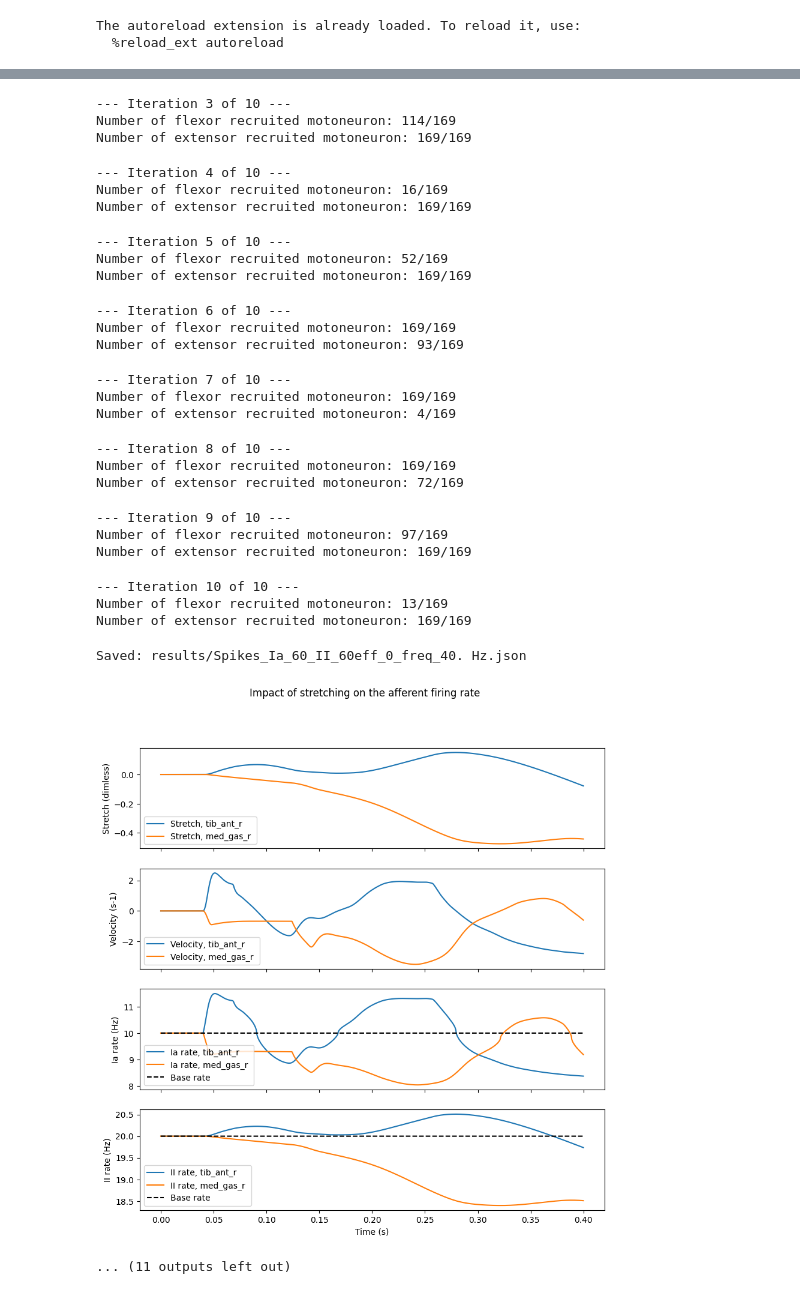
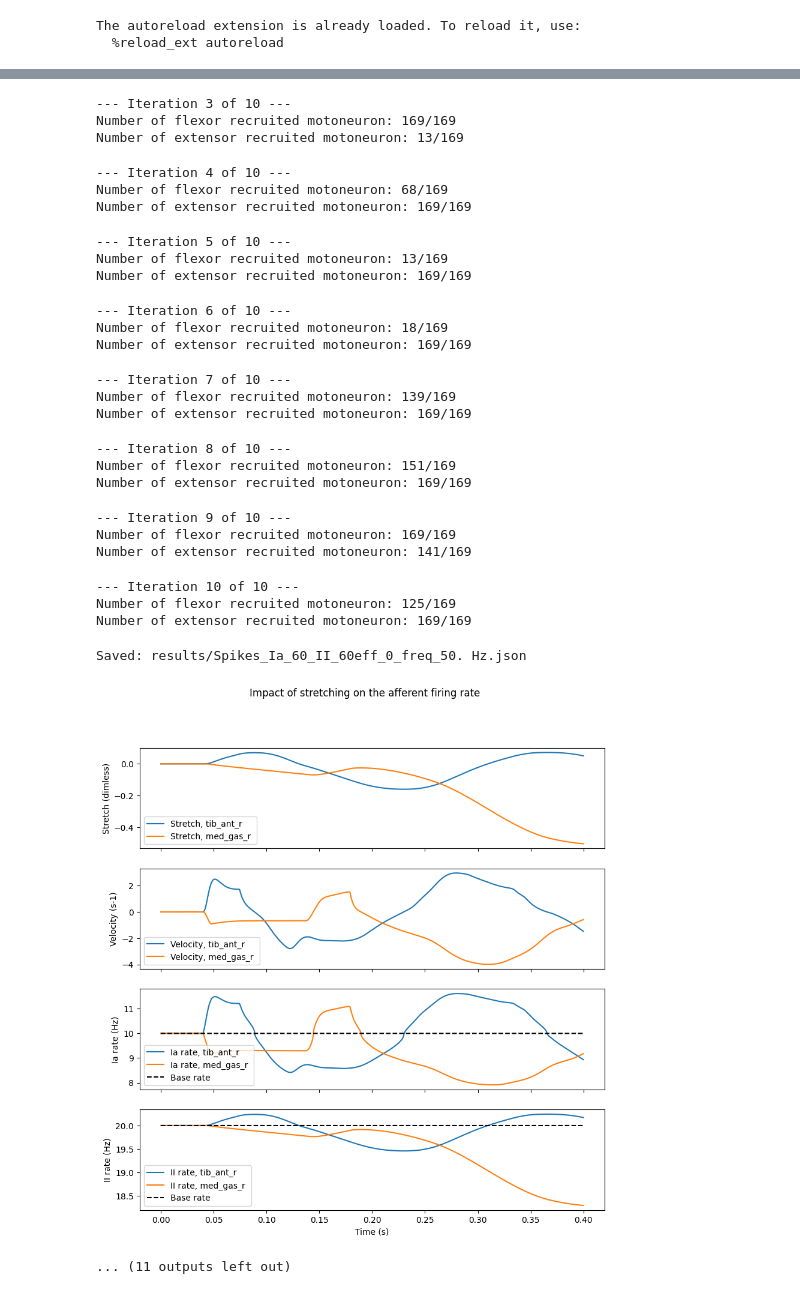
Before and after one commit to MathieuCharbonnier/Loop, a Jupyter notebook: Loop.ipynb, the cells around one changed output, grey strips where cells are left out. Drawn from its saved outputs; the diff is of its cells as text; code cells hidden in the pictures.

```diff
--- a/Loop.ipynb
+++ b/Loop.ipynb
@@ -69,7 +69,7 @@ NEURON_COUNTS = {
 
 # Electrical stimulation parameters
 EES_PARAMS = {
-    'ees_freq': 40 * hertz,      # Frequency of epidural electrical stimulation
+    'ees_freq': 50 * hertz,      # Frequency of epidural electrical stimulation
     'Ia_recruited': 60,     # Number of Ia fibers recruited
     'II_recruited': 60,     # Number of II fibers recruited
     'eff_recruited': 0       # Number of efferent fibers recruited
@@ -423,27 +423,27 @@ Number of extensor recruited motoneuron: 169/169
 --- Iteration 3 of 10 ---
-Number of flexor recruited motoneuron: 114/169
-Number of extensor recruited motoneuron: 169/169
+Number of flexor recruited motoneuron: 169/169
+Number of extensor recruited motoneuron: 13/169
 --- Iteration 4 of 10 ---
-Number of flexor recruited motoneuron: 16/169
+Number of flexor recruited motoneuron: 68/169
 Number of extensor recruited motoneuron: 169/169
 --- Iteration 5 of 10 ---
-Number of flexor recruited motoneuron: 52/169
+Number of flexor recruited motoneuron: 13/169
 Number of extensor recruited motoneuron: 169/169
 --- Iteration 6 of 10 ---
-Number of flexor recruited motoneuron: 169/169
-Number of extensor recruited motoneuron: 93/169
+Number of flexor recruited motoneuron: 18/169
+Number of extensor recruited motoneuron: 169/169
 --- Iteration 7 of 10 ---
-Number of flexor recruited motoneuron: 169/169
-Number of extensor recruited motoneuron: 4/169
+Number of flexor recruited motoneuron: 139/169
+Number of extensor recruited motoneuron: 169/169
 --- Iteration 8 of 10 ---
-Number of flexor recruited motoneuron: 169/169
-Number of extensor recruited motoneuron: 72/169
+Number of flexor recruited motoneuron: 151/169
+Number of extensor recruited motoneuron: 169/169
 --- Iteration 9 of 10 ---
-Number of flexor recruited motoneuron: 97/169
-Number of extensor recruited motoneuron: 169/169
+Number of flexor recruited motoneuron: 169/169
+Number of extensor recruited motoneuron: 141/169
 --- Iteration 10 of 10 ---
-Number of flexor recruited motoneuron: 13/169
+Number of flexor recruited motoneuron: 125/169
 Number of extensor recruited motoneuron: 169/169
-Saved: results/Spikes_Ia_60_II_60eff_0_freq_40. Hz.json
+Saved: results/Spikes_Ia_60_II_60eff_0_freq_50. Hz.json
-[figure, old version]
+[figure, new version]
 ... (11 outputs left out)
```
Also changed, not shown: parts of 1 cell of this notebook.
